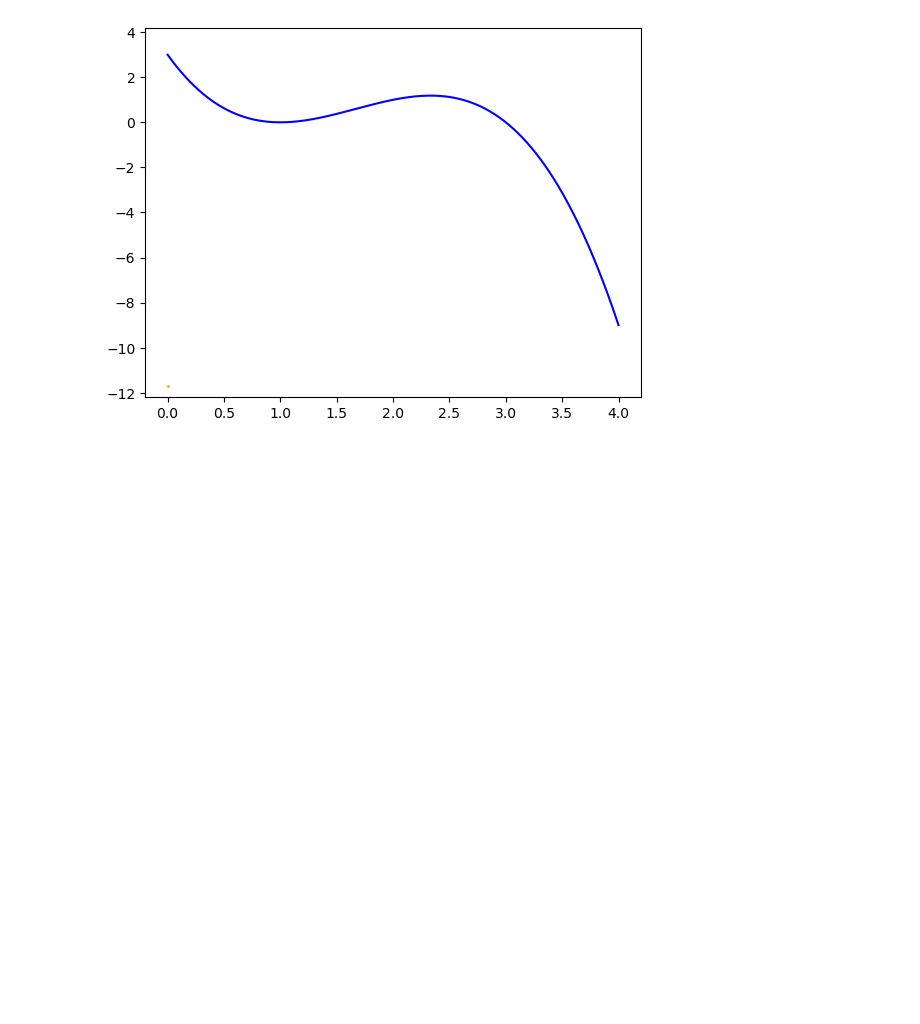
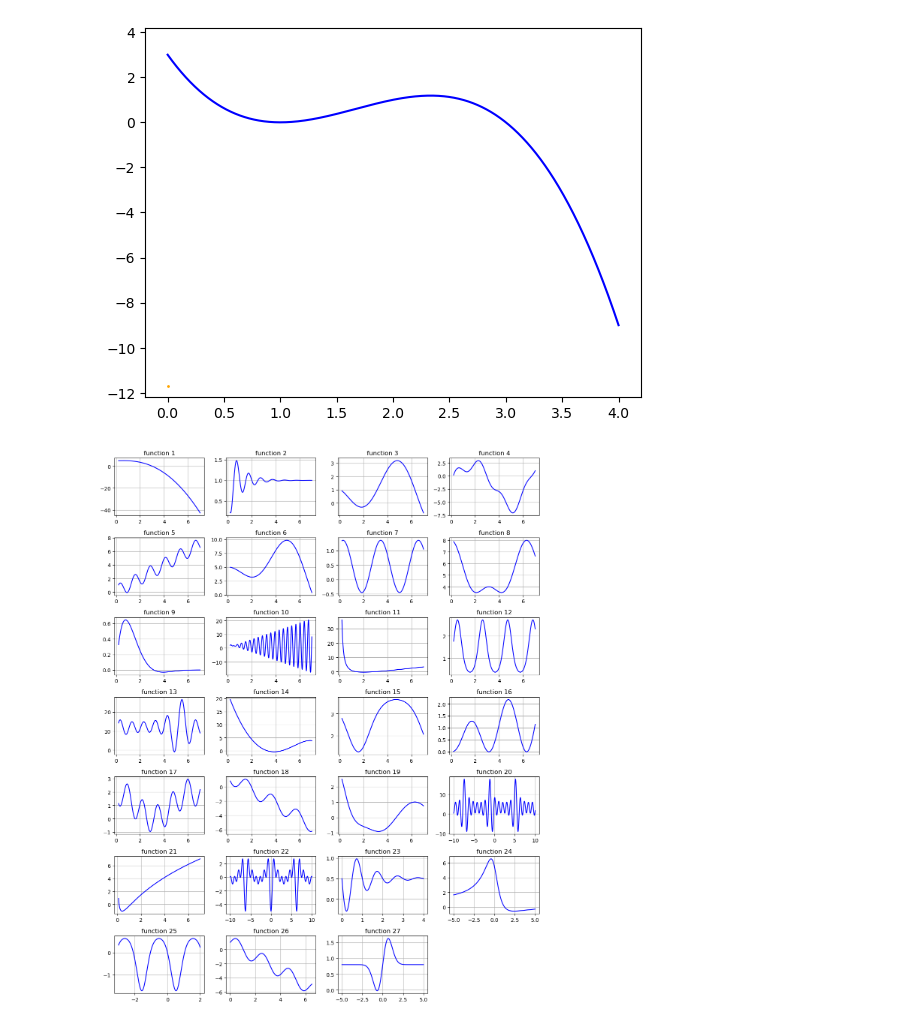
Before and after one commit to zhongqi2016/univarsolver, a Jupyter notebook: FZCP/method_visi.ipynb, the cells around one changed output. Saved outputs shown, nothing was run; the diff lists cells and outputs as text; code cells hidden in the pictures; blank space fills up the shorter version.

```diff
--- a/FZCP/method_visi.ipynb
+++ b/FZCP/method_visi.ipynb
@@ -351,3 +300,52 @@ Pandas(Index='benchmark2', objective='x^3+2.*x+cos(10.*x)', a=-3, b=3, min_f=0,
 [figure]
 Pandas(Index='benchmark3', objective='(3.0-x)*(x-1.0)^2', a=0, b=4, min_f=0, min_x=0)
 [figure]
+# %%
+import matplotlib.pyplot as plt
+
+cols = 4
+fig, axes = plt.subplots(7, cols, figsize=(12, 15))
+
+
+def sub_plot_problem(prob, tips, npoints=1000, legend=2):
+    """
+       Plots a problem
+
+       Parameters
+       ----------
+       prob : UniVarProblem
+           The problem to plot
+       npoints : int
+           number of points used to draw a plot
+       """
+
+    #     colors = ['r-', 'b-', 'g-', 'y-', 'm-', 'c-']
+    step = (prob.b - prob.a) / npoints
+    ta = np.arange(prob.a, prob.b + step, step)
+    num_points = len(ta)
+    fta = np.empty([num_points])
+
+    for i in range(num_points):
+        fta[i] = prob.objective(ta[i])
+    lb = np.amin(fta)
+    ub = np.amax(fta)
+    d = (ub - lb) * 0.1
+    ax.plot(ta, fta, tips['function'])
+    # ax.ylim([lb - d - legend, ub + d])
+
+
+for i, test in enumerate(df.itertuples()):
+    ax = axes[i // cols, i % cols]
+    prob = uvpr.UniVarProblem(test.Index, test.objective, test.a, test.b, test.min_f, test.min_x)
+    sub_plot_problem(prob, {'function': 'b-'}, legend=legend_size)
+    ax.set_title(f'function {i + 1}')
+    ax.grid(True)
+
+# for j in range(len(df.itertuples()), cols * 7):
+fig.delaxes(axes.flatten()[27])
+
+plt.tight_layout()
+# plt.show()
+plt.savefig('./all_funs.png', dpi=500)
+# %% [output]
+[figure, added]
```
Also changed, not shown: parts of 7 cells of this notebook, 16 other files.
